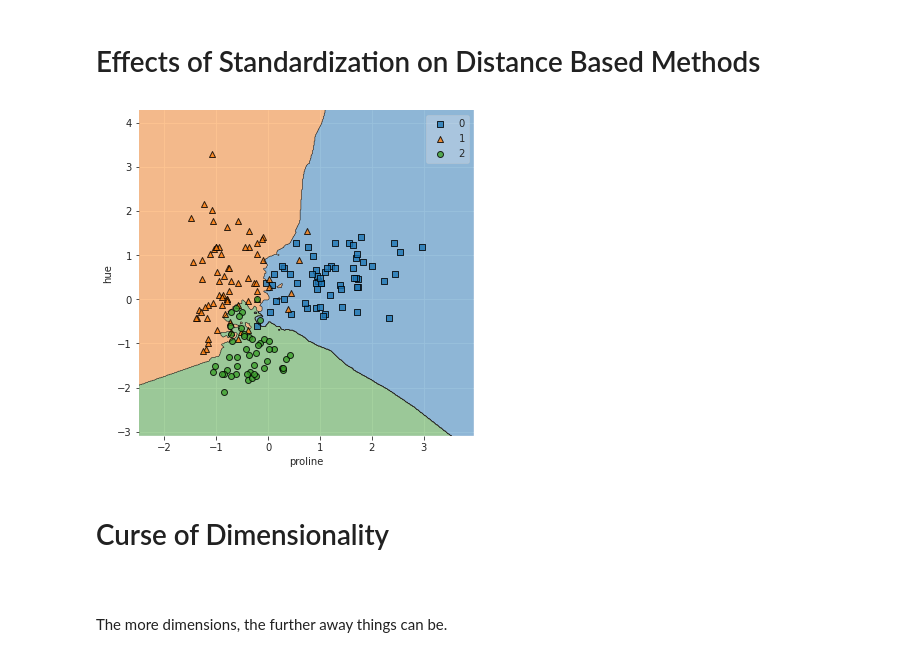
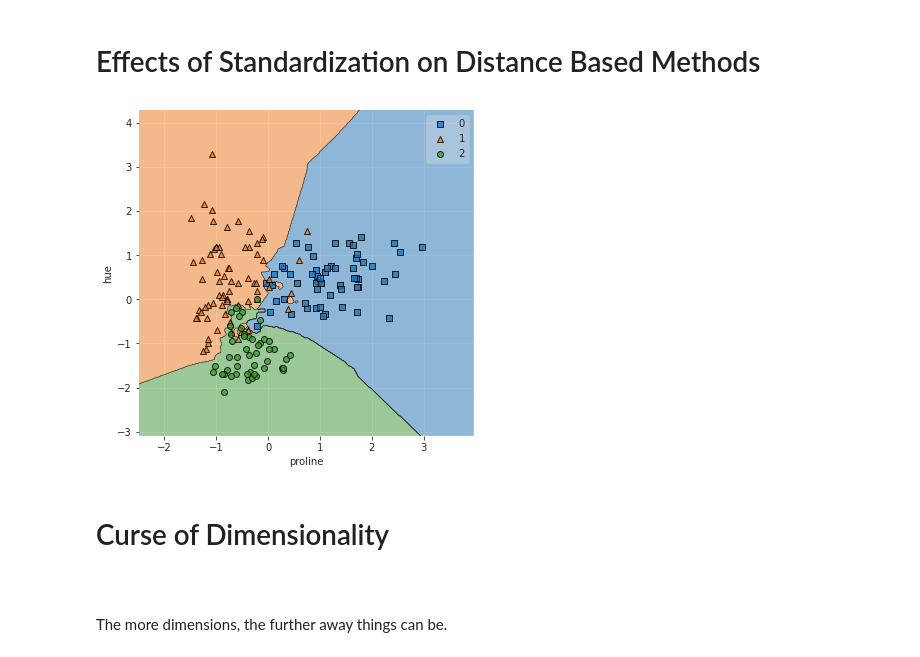
Before and after one commit to xguo7013/eods-f20, a Jupyter notebook: notebooks/eods-week06-intro_to_machine_learning_models_continued.ipynb, the cells around one changed output. Cells and saved outputs as stored; diff of their text form; code cells hidden in the pictures.

```diff
--- a/notebooks/eods-week06-intro_to_machine_learning_models_continued.ipynb
+++ b/notebooks/eods-week06-intro_to_machine_learning_models_continued.ipynb
@@ -149,14 +148,14 @@ ax.set_xlabel(X.columns[0]); ax.set_ylabel(X.columns[1]);
 # %% [markdown]
 # Effects of Standardization on Distance Based Methods
 # %%
-knn = KNeighborsClassifier(n_neighbors=5)
+knn = KNeighborsClassifier(n_neighbors=3)
 knn.fit(X_zscore,y)
 
 fig,ax = plt.subplots(1,1,figsize=(6,6))
 plot_decision_regions(X_zscore.values, y.values, clf=knn);
 plt.xlabel(X.columns[0]); plt.ylabel(X.columns[1]);
 # %% [output]
-[figure, old version]
+[figure, new version]
 # %% [markdown]
 # Curse of Dimensionality
 <br>
```
Also changed, not shown: parts of 4 cells of this notebook, 3 other files.
